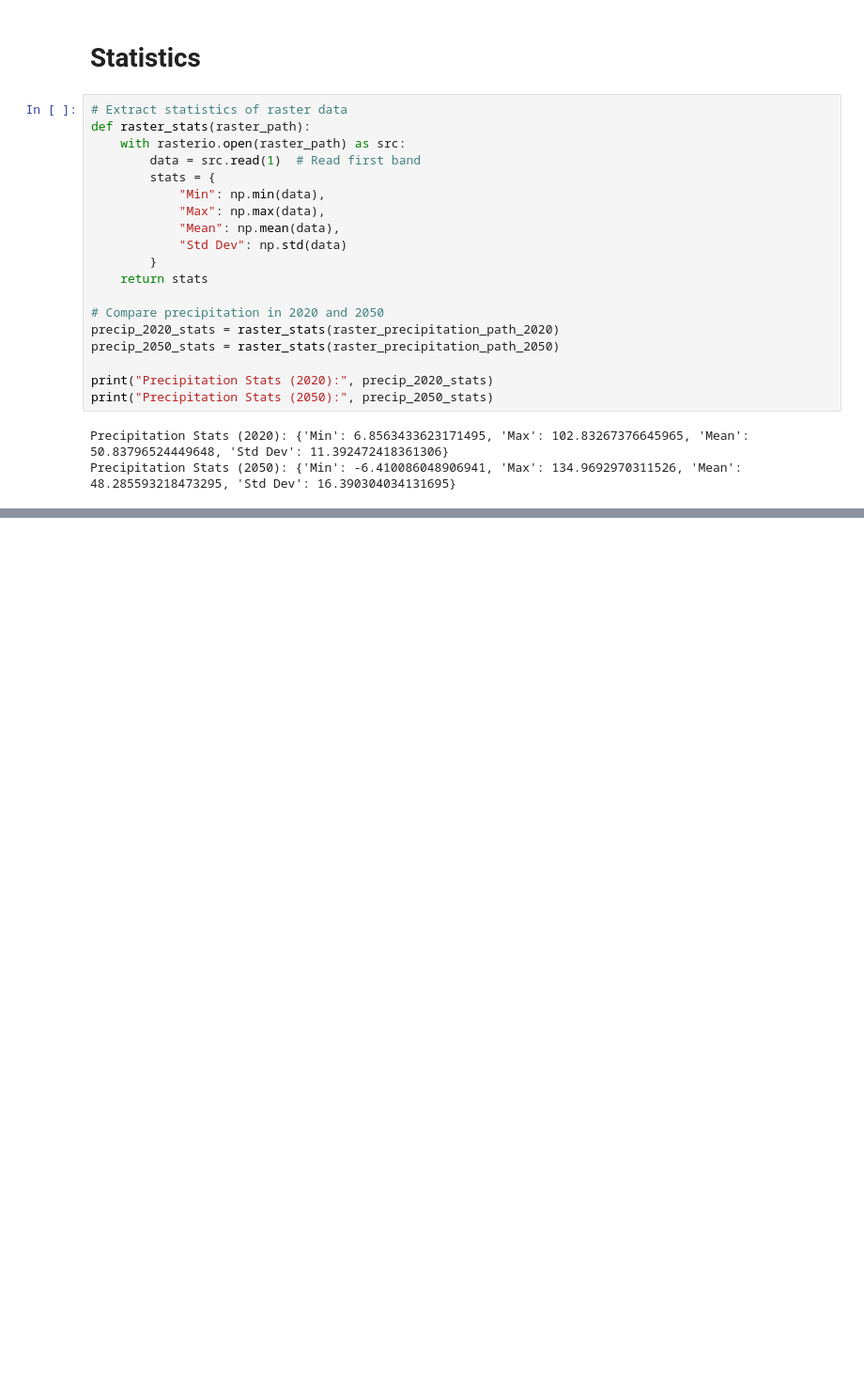
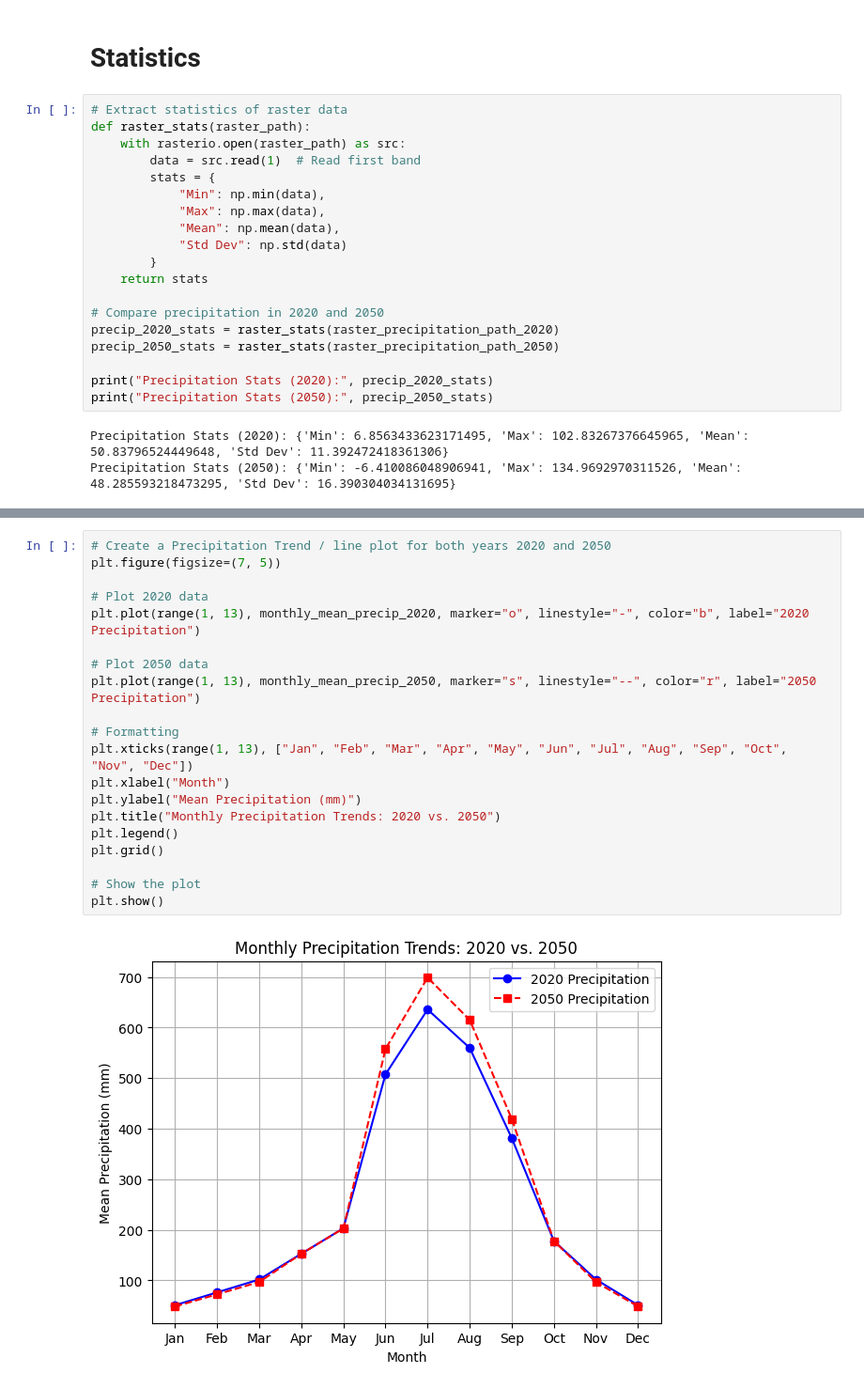
Before and after one commit to Omdena-NIC-Nepal/gis-data-science-assignment-sabinvankathmandu, a Jupyter notebook: gis_eda_nepal.ipynb, the cells around one changed output, grey strips where cells are left out. Shown at 94% size. Drawn from its saved outputs; the diff is of its cells as text; blank space fills up the shorter version.

```diff
--- a/gis_eda_nepal.ipynb
+++ b/gis_eda_nepal.ipynb
@@ -304,0 +299,22 @@ plot_montly_trend(monthly_mean_temp_2050, "Temperatures", "°C", 2050)
+# %%
+# Create a Precipitation Trend / line plot for both years 2020 and 2050
+plt.figure(figsize=(7, 5))
+
+# Plot 2020 data
+plt.plot(range(1, 13), monthly_mean_precip_2020, marker="o", linestyle="-", color="b", label="2020 Precipitation")
+
+# Plot 2050 data
+plt.plot(range(1, 13), monthly_mean_precip_2050, marker="s", linestyle="--", color="r", label="2050 Precipitation")
+
+# Formatting
+plt.xticks(range(1, 13), ["Jan", "Feb", "Mar", "Apr", "May", "Jun", "Jul", "Aug", "Sep", "Oct", "Nov", "Dec"])
+plt.xlabel("Month")
+plt.ylabel("Mean Precipitation (mm)")
+plt.title("Monthly Precipitation Trends: 2020 vs. 2050")
+plt.legend()
+plt.grid()
+
+# Show the plot
+plt.show()
+# %% [output]
+[figure, added]
```
Also changed, not shown: parts of 19 cells of this notebook, 3 other files.
